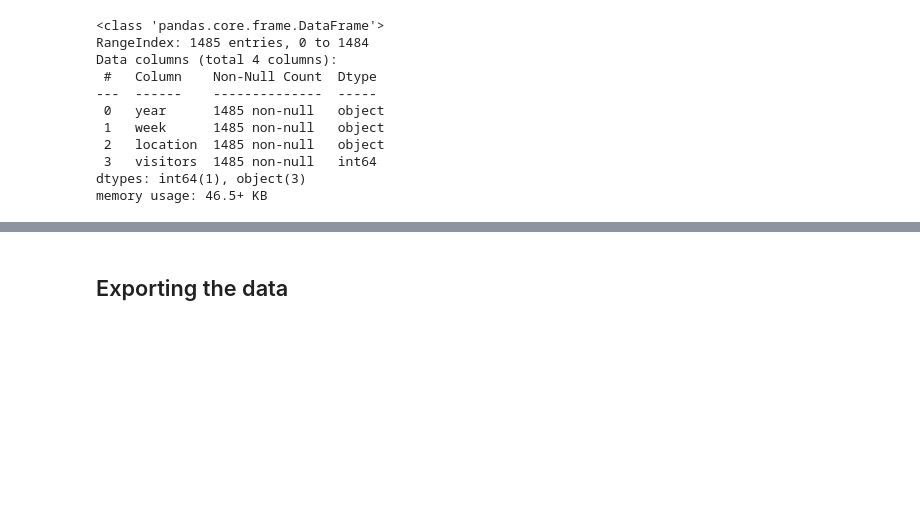
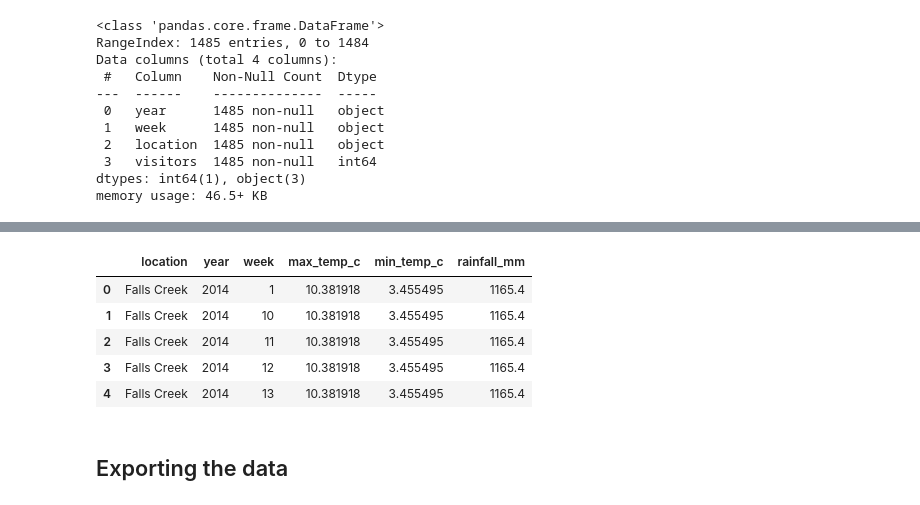
Before and after one commit to bsri0004/R2B2, a Jupyter notebook: src/data_parsing.ipynb, the cells around one changed output, grey strips where cells are left out. Drawn from its saved outputs; the diff is of its cells as text; code cells hidden in the pictures; blank space fills up the shorter version.

```diff
--- a/src/data_parsing.ipynb
+++ b/src/data_parsing.ipynb
@@ -162,0 +167,3 @@ memory usage: 46.5+ KB
+# %%
+visitation_location = pd.merge(visitation_data_long, location_id, on="location")
+visitation_location.head()
@@ -162,0 +190,16 @@ memory usage: 46.5+ KB
+# %%
+visitation_climate_2014_2024 = (pd.merge(visitation_location, climate_data_clean, on=["station_id", "year"])
+                                .groupby(["location", "year", "week"])
+                                .agg(max_temp_c=("max_temp_c", "mean"),
+                                     min_temp_c=("min_temp_c", "mean"),
+                                     rainfall_mm=("rainfall_mm", "sum"))
+                                .reset_index())
+
+visitation_climate_2014_2024.head()
+# %% [output]
+|  | location | year | week | max_temp_c | min_temp_c | rainfall_mm |
+| 0 | Falls Creek | 2014 | 1 | 10.381918 | 3.455495 | 1165.4 |
+| 1 | Falls Creek | 2014 | 10 | 10.381918 | 3.455495 | 1165.4 |
+| 2 | Falls Creek | 2014 | 11 | 10.381918 | 3.455495 | 1165.4 |
+| 3 | Falls Creek | 2014 | 12 | 10.381918 | 3.455495 | 1165.4 |
+| 4 | Falls Creek | 2014 | 13 | 10.381918 | 3.455495 | 1165.4 |
```
Also changed, not shown: parts of 9 cells of this notebook, 3 other files.
